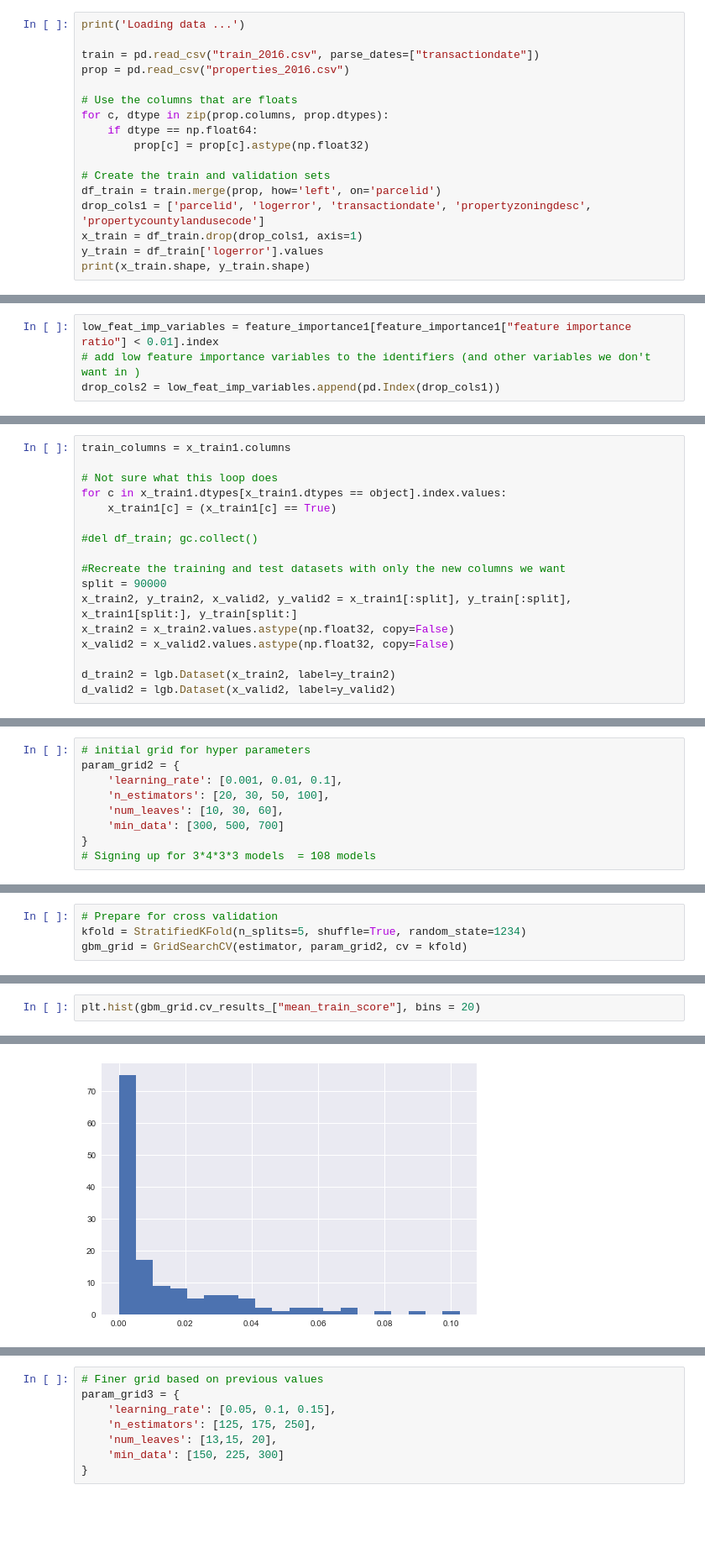
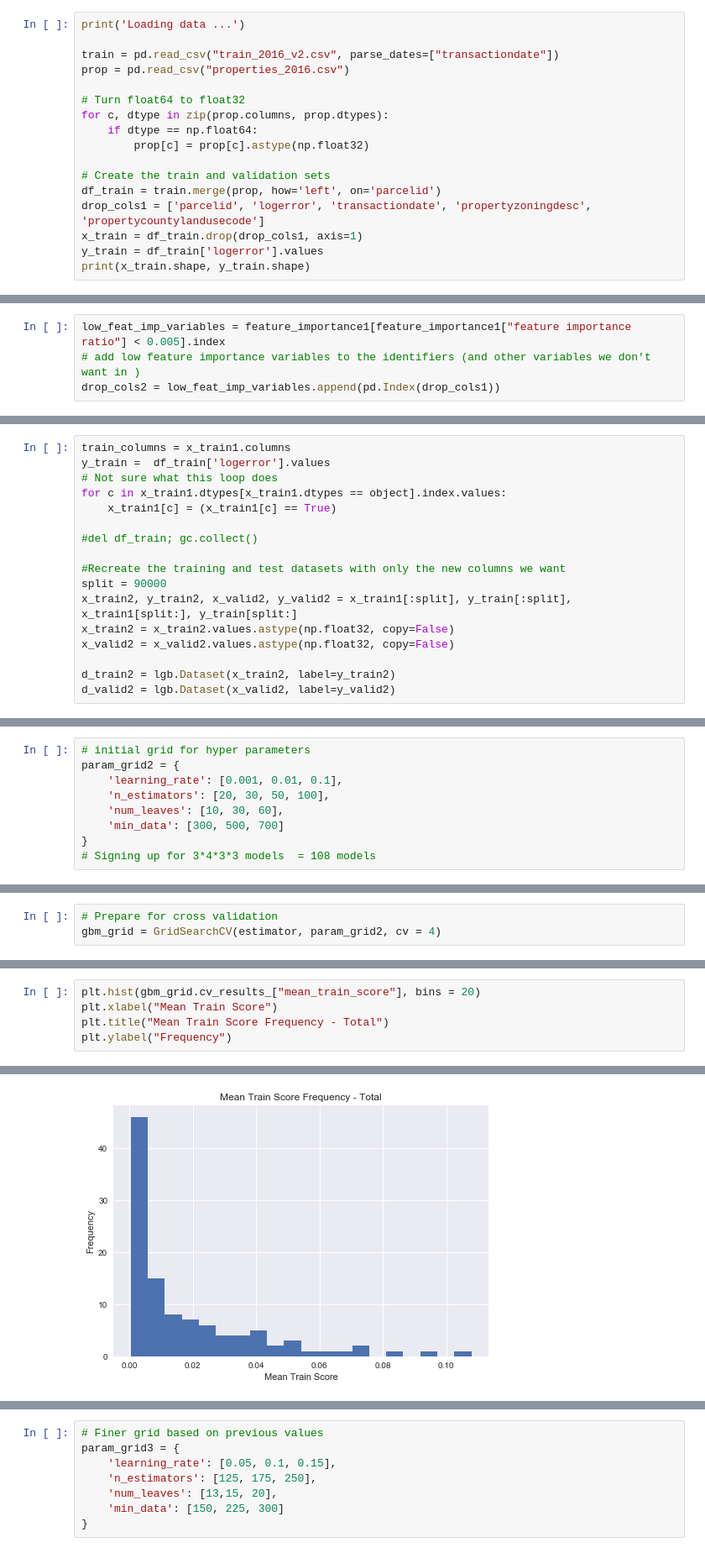
Before and after one commit to malctaylor15/Zillow_Kaggle, a Jupyter notebook: Light GBM.ipynb, the cells around one changed output, grey strips where cells are left out. Shown at 84% size. Drawn from its saved outputs; the diff is of its cells as text; blank space fills up the shorter version.

```diff
--- a/Light GBM.ipynb
+++ b/Light GBM.ipynb
@@ -6,10 +6,10 @@ import gc
 # %%
 print('Loading data ...')
 
-train = pd.read_csv("train_2016.csv", parse_dates=["transactiondate"])
+train = pd.read_csv("train_2016_v2.csv", parse_dates=["transactiondate"])
 prop = pd.read_csv("properties_2016.csv")
 
-# Use the columns that are floats
+# Turn float64 to float32
 for c, dtype in zip(prop.columns, prop.dtypes):
     if dtype == np.float64:
         prop[c] = prop[c].astype(np.float32)
@@ -208,5 +210,5 @@ feature_importance1[feature_importance1["feature importance ratio"] > 0.01]
 # %%
-low_feat_imp_variables = feature_importance1[feature_importance1["feature importance ratio"] < 0.01].index
+low_feat_imp_variables = feature_importance1[feature_importance1["feature importance ratio"] < 0.005].index
 # add low feature importance variables to the identifiers (and other variables we don't want in )
 drop_cols2 = low_feat_imp_variables.append(pd.Index(drop_cols1))
 # %%
@@ -218,6 +220,6 @@ x_train1.shape
 # %%
 train_columns = x_train1.columns
-
+y_train =  df_train['logerror'].values
 # Not sure what this loop does
 for c in x_train1.dtypes[x_train1.dtypes == object].index.values:
     x_train1[c] = (x_train1[c] == True)
@@ -333,7 +354,6 @@ from sklearn.model_selection import StratifiedKFold
 # %%
 # Prepare for cross validation
-kfold = StratifiedKFold(n_splits=5, shuffle=True, random_state=1234)
-gbm_grid = GridSearchCV(estimator, param_grid2, cv = kfold)
+gbm_grid = GridSearchCV(estimator, param_grid2, cv = 4)
 # %%
 # Fit the gbm model
 gbm_grid.fit(x_train2, y_train2)
@@ -362,3 +385,6 @@ gbm_grid.best_score_
 # %%
 plt.hist(gbm_grid.cv_results_["mean_train_score"], bins = 20)
+plt.xlabel("Mean Train Score")
+plt.title("Mean Train Score Frequency - Total")
+plt.ylabel("Frequency")
 # %% [output]
@@ -375 +392 @@ plt.hist(gbm_grid.cv_results_["mean_train_score"], bins = 20)
-[figure, old version]
+[figure, new version]
```
Also changed, not shown: parts of 55 cells of this notebook.
